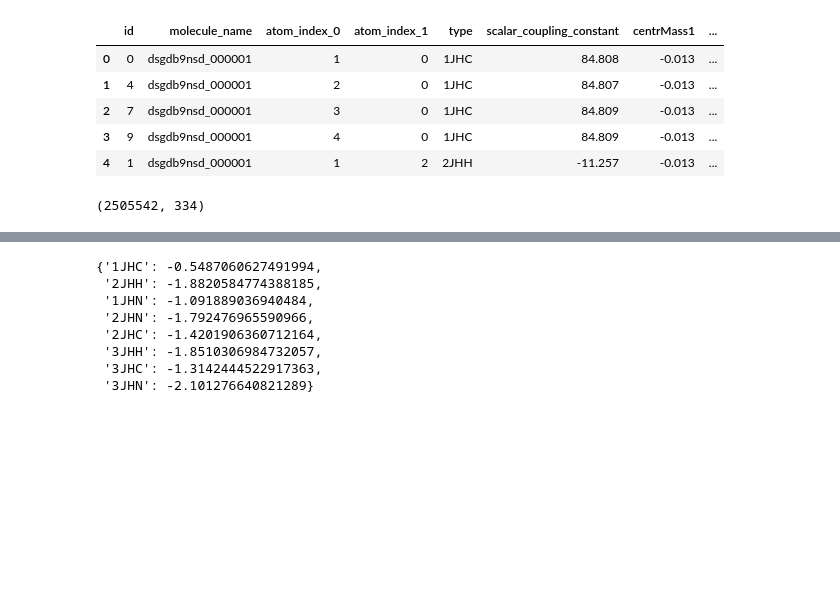
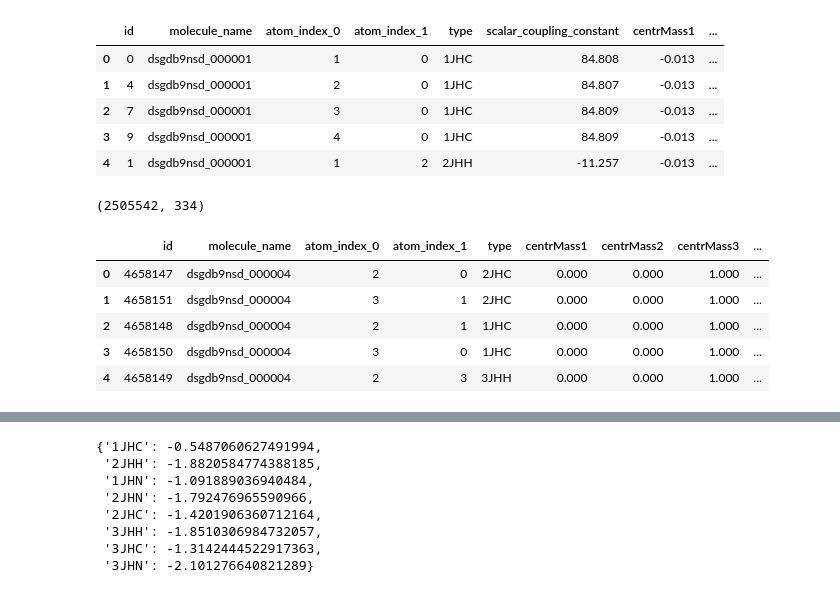
Before and after one commit to thebearinmind/bearinmind-kaggle, a Jupyter notebook: molecular-properties/Multiple_Models.ipynb, the cells around one changed output, grey strips where cells are left out. Drawn from its saved outputs; the diff is of its cells as text; code cells hidden in the pictures; blank space fills up the shorter version.

```diff
--- a/molecular-properties/Multiple_Models.ipynb
+++ b/molecular-properties/Multiple_Models.ipynb
@@ -770,0 +788,9 @@ df_test.shape
+# %%
+df_test.head()
+# %% [output]
+|  | id | molecule_name | atom_index_0 | atom_index_1 | type | centrMass1 | centrMass2 | centrMass3 | ... |
+| 0 | 4658147 | dsgdb9nsd_000004 | 2 | 0 | 2JHC | 0.000 | 0.000 | 1.000 | ... |
+| 1 | 4658151 | dsgdb9nsd_000004 | 3 | 1 | 2JHC | 0.000 | 0.000 | 1.000 | ... |
+| 2 | 4658148 | dsgdb9nsd_000004 | 2 | 1 | 1JHC | 0.000 | 0.000 | 1.000 | ... |
+| 3 | 4658150 | dsgdb9nsd_000004 | 3 | 0 | 1JHC | 0.000 | 0.000 | 1.000 | ... |
+| 4 | 4658149 | dsgdb9nsd_000004 | 2 | 3 | 3JHH | 0.000 | 0.000 | 1.000 | ... |
```
Also changed, not shown: parts of 31 cells of this notebook, 5 other files.
